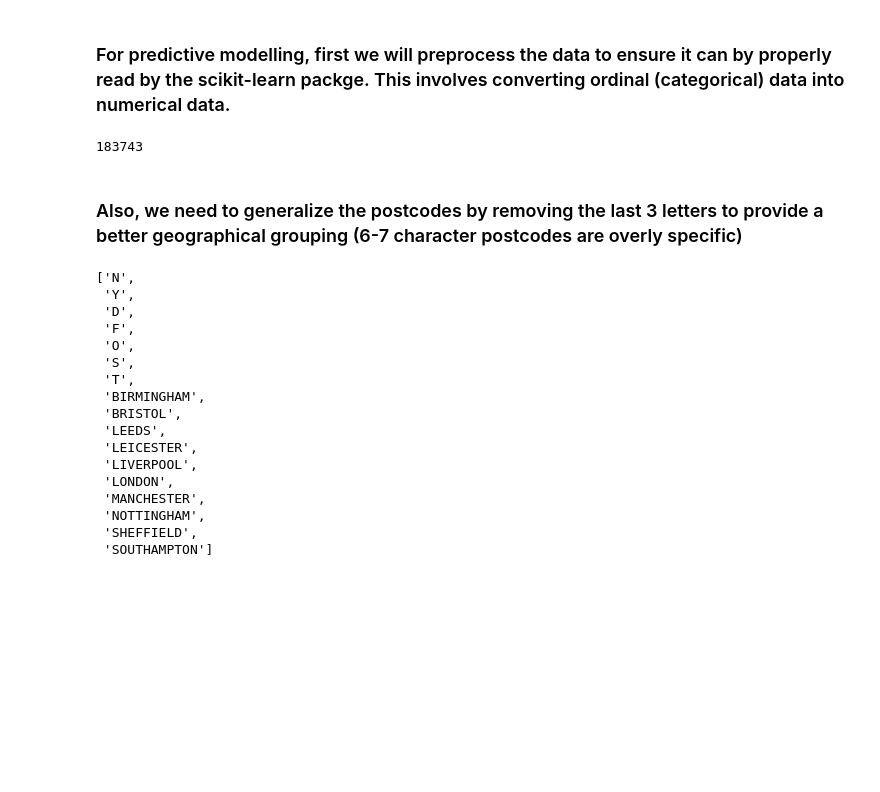
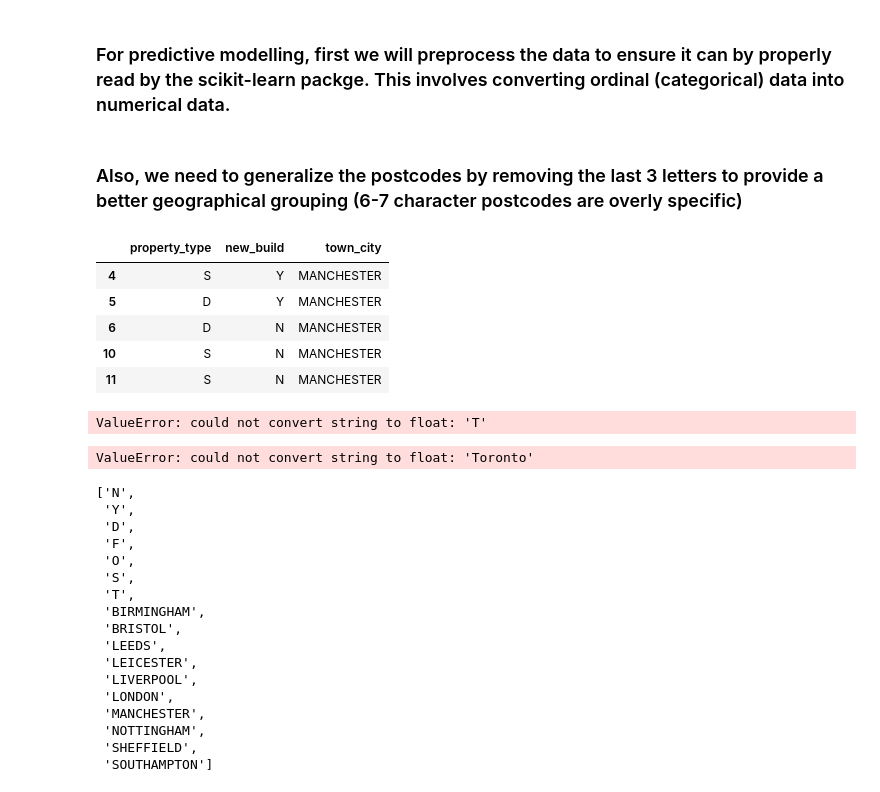
Before and after one commit to dudikbender/springboard, a Jupyter notebook: UK_prices_paid_analysis.ipynb, the cells around one changed output. Saved outputs shown, nothing was run; the diff lists cells and outputs as text; code cells hidden in the pictures; blank space fills up the shorter version.

```diff
--- a/UK_prices_paid_analysis.ipynb
+++ b/UK_prices_paid_analysis.ipynb
@@ -153,6 +153,8 @@ plt.show()
 [figure]
 # %% [markdown]
 ### For predictive modelling, first we will preprocess the data to ensure it can by properly read by the scikit-learn packge. This involves converting ordinal (categorical) data into numerical data.
+# %% [markdown]
+### Also, we need to generalize the postcodes by removing the last 3 letters to provide a better geographical grouping (6-7 character postcodes are overly specific)
 # %%
 ## Create new columns to enumerate the string data in Property Type and New Build columns
 #prep_prop_type = {'D' : 1,
@@ -173,11 +175,39 @@ top_ten = cities_top10['town_city']
 
 df_ten = df[df.town_city.isin(top_ten)]
 
-len(df_ten)
+df_ten = df_ten.reindex()
-# %% [output]
-183743
-# %% [markdown]
-### Also, we need to generalize the postcodes by removing the last 3 letters to provide a better geographical grouping (6-7 character postcodes are overly specific)
+# %%
+test_df = df_ten[['property_type', 'new_build', 'town_city']]
+test_df.head()
+# %% [output]
+|  | property_type | new_build | town_city |
+| 4 | S | Y | MANCHESTER |
+| 5 | D | Y | MANCHESTER |
+| 6 | D | N | MANCHESTER |
+| 10 | S | N | MANCHESTER |
+| 11 | S | N | MANCHESTER |
+# %%
+enc = OneHotEncoder()
+
+x_encoded = enc.fit_transform(test_df.property_type)
+
+x_encoded
+# %% [output]
+ValueError: could not convert string to float: 'T'
+# %%
+ohe = OneHotEncoder()
+
+X = np.array([['Toronto'],
+              ['Ottawa'],
+              ['Toronto'],
+              ['Montreal'],
+              ['Toronto']])
+
+X_enc = ohe.fit_transform(X)
+
+X_enc.toarray()
+# %% [output]
+ValueError: could not convert string to float: 'Toronto'
 # %%
 build_type = df_ten['new_build']
 prop_type = df_ten['property_type']
```
Also changed, not shown: parts of 7 cells of this notebook.
